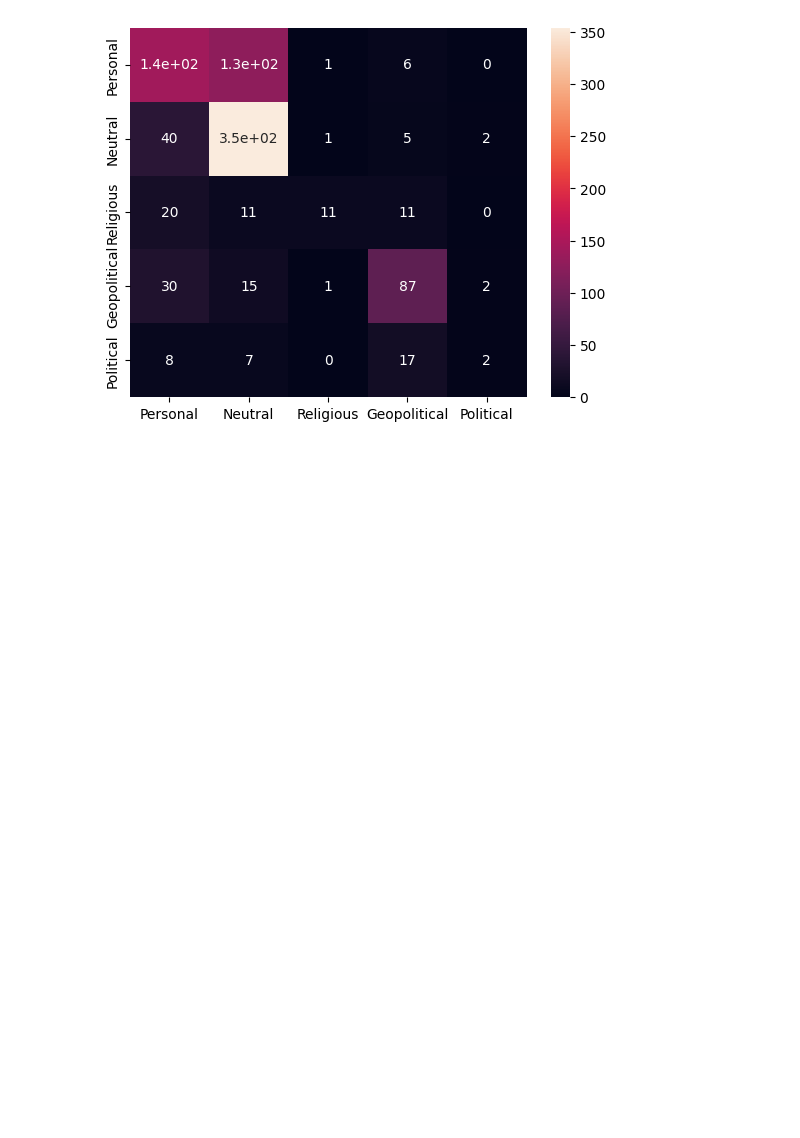
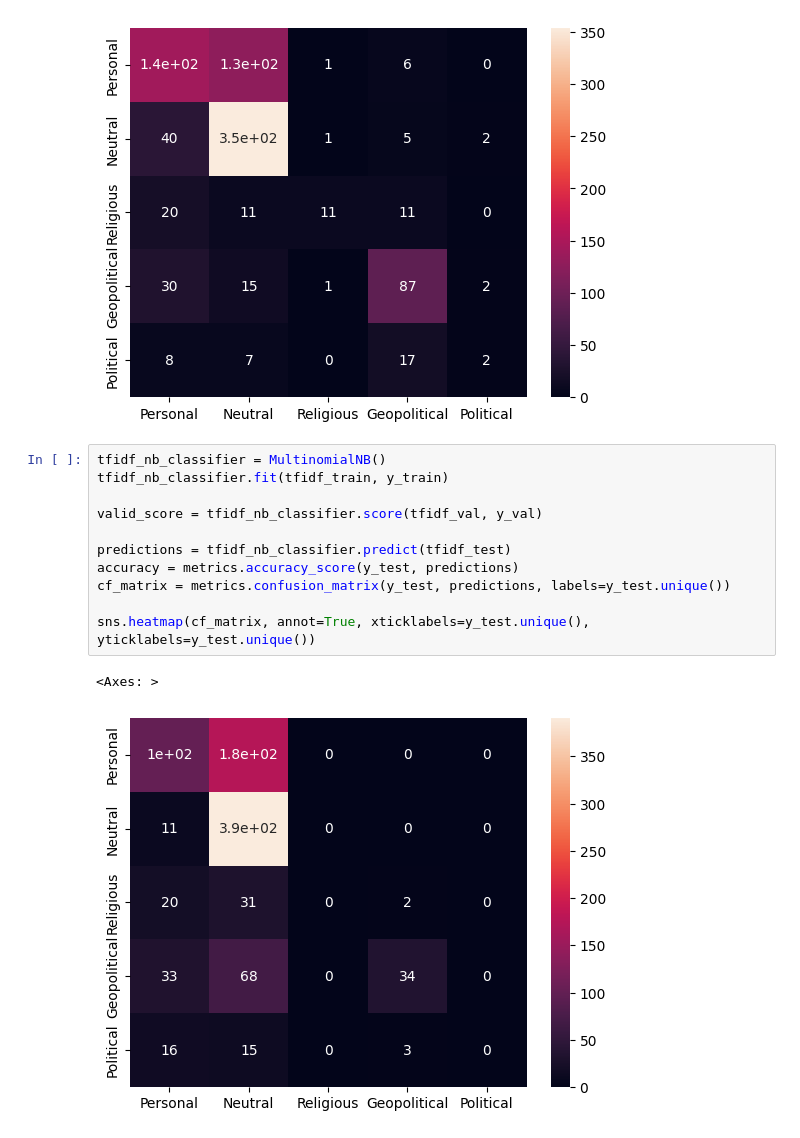
Before and after one commit to clairehattaway/Bengali-Hate-Speech-Motivation-Classification, a Jupyter notebook: multinomial_naïve_bayes_nlp.ipynb, the cells around one changed output. Drawn from its saved outputs; the diff is of its cells as text; blank space fills up the shorter version.

Commit message:
implementing another Multinomial NB model using TFIDF vectorizer
instantiate another instance of the Multinomial NB class and train with tfidf vectors for comparison with count vectors

```diff
--- a/multinomial_naïve_bayes_nlp.ipynb
+++ b/multinomial_naïve_bayes_nlp.ipynb
@@ -54,3 +53,17 @@ sns.heatmap(cf_matrix, annot=True, xticklabels=y_test.unique(), yticklabels=y_te
 # %% [output]
 <Axes: >
 [figure]
+# %%
+tfidf_nb_classifier = MultinomialNB()
+tfidf_nb_classifier.fit(tfidf_train, y_train)
+
+valid_score = tfidf_nb_classifier.score(tfidf_val, y_val)
+
+predictions = tfidf_nb_classifier.predict(tfidf_test)
+accuracy = metrics.accuracy_score(y_test, predictions)
+cf_matrix = metrics.confusion_matrix(y_test, predictions, labels=y_test.unique())
+
+sns.heatmap(cf_matrix, annot=True, xticklabels=y_test.unique(), yticklabels=y_test.unique())
+# %% [output]
+<Axes: >
+[figure, added]
```
Also changed, not shown: parts of 1 cell of this notebook, 1 other file.
